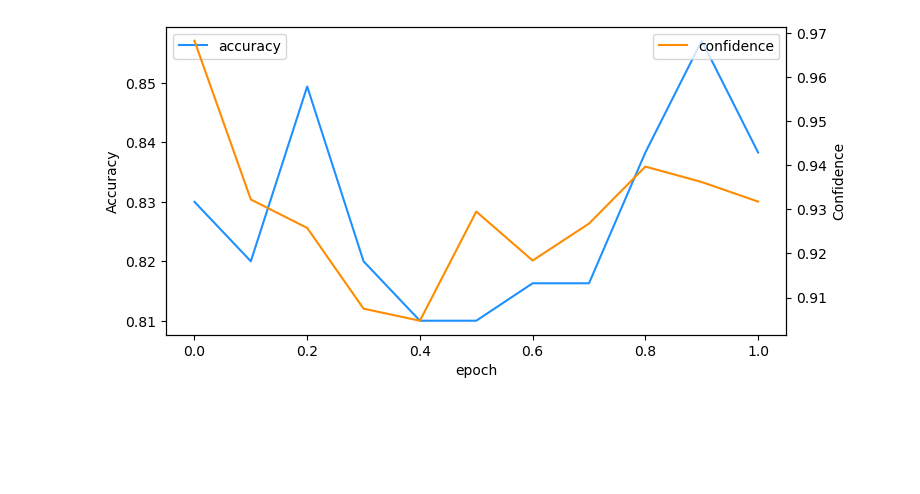
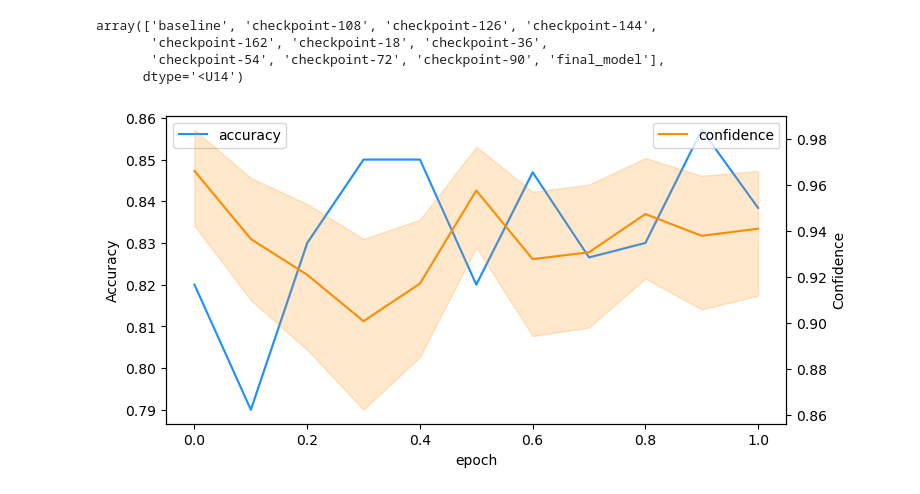
Before and after one commit to BeanHam/2024-llm-uncertainty, a Jupyter notebook: misc/visualization.ipynb, the cells around one changed output. Drawn from its saved outputs; the diff is of its cells as text; code cells hidden in the pictures; blank space fills up the shorter version.

Commit message:
updated visualization

```diff
--- a/misc/visualization.ipynb
+++ b/misc/visualization.ipynb
@@ -20,12 +10,52 @@ with_context = pd.DataFrame([
+# %%
+epoch_index = {
+    'baseline':0.0,
+    'checkpoint-18':0.1,
+    'checkpoint-36':0.2,
+    'checkpoint-54':0.3,
+    'checkpoint-72':0.4,
+    'checkpoint-90':0.5,
+    'checkpoint-108':0.6,
+    'checkpoint-126':0.7,
+    'checkpoint-144':0.8,
+    'checkpoint-162':0.9,
+    'final_model':1.0,
+}
+files = os.listdir('../inference_results/')
+files.remove('.ipynb_checkpoints')
+files = np.unique([f.split('.')[0] for f in files])
+files
+# %% [output]
+array(['baseline', 'checkpoint-108', 'checkpoint-126', 'checkpoint-144',
+       'checkpoint-162', 'checkpoint-18', 'checkpoint-36',
+       'checkpoint-54', 'checkpoint-72', 'checkpoint-90', 'final_model'],
+      dtype='<U14')
+# %%
+ACCURACY = []
+CONFIDENCE = []
+EPOCH = []
+for file in files:
+    epoch = epoch_index[file]
+    confidence = np.load(f'../inference_results/{file}.npy')
+    with open(f'../inference_results/{file}.json') as f: d = json.load(f)
+    accuracy = d['accuracy']
+
+    EPOCH.append(np.repeat(epoch, len(confidence)))
+    ACCURACY.append(np.repeat(accuracy, len(confidence)))
+    CONFIDENCE.append(confidence)
+EPOCH = np.concatenate(EPOCH)
+ACCURACY = np.concatenate(ACCURACY)
+CONFIDENCE = np.concatenate(CONFIDENCE)
+vis_data = pd.DataFrame(np.c_[EPOCH, ACCURACY, CONFIDENCE], columns=['epoch', 'accuracy', 'confidence'])
 # %%
 fig, ax1 = plt.subplots(figsize=(8, 4))
 ax2 = ax1.twinx()
-sns.lineplot(data=with_context, x="epoch", y="accuracy", ax=ax1, color='dodgerblue', label='accuracy')
-sns.lineplot(data=with_context, x="epoch", y="confidence", ax=ax2, color='darkorange', label='confidence')
+sns.lineplot(data=vis_data, x="epoch", y="accuracy", ax=ax1, color='dodgerblue', label='accuracy')
+sns.lineplot(data=vis_data, x="epoch", y="confidence", ax=ax2, color='darkorange', label='confidence')
 ax1.set_ylabel('Accuracy')
 ax2.set_ylabel('Confidence')
 plt.legend()
 plt.show()
 pass
 # %% [output]
-[figure, old version]
+[figure, new version]
```
Also changed, not shown: parts of 2 cells of this notebook, 1 other file.
